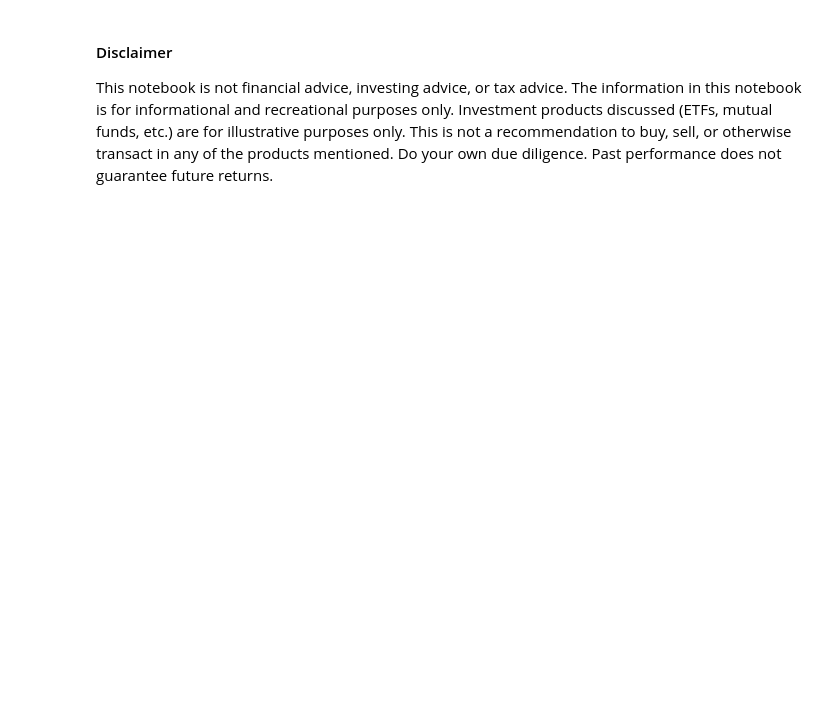
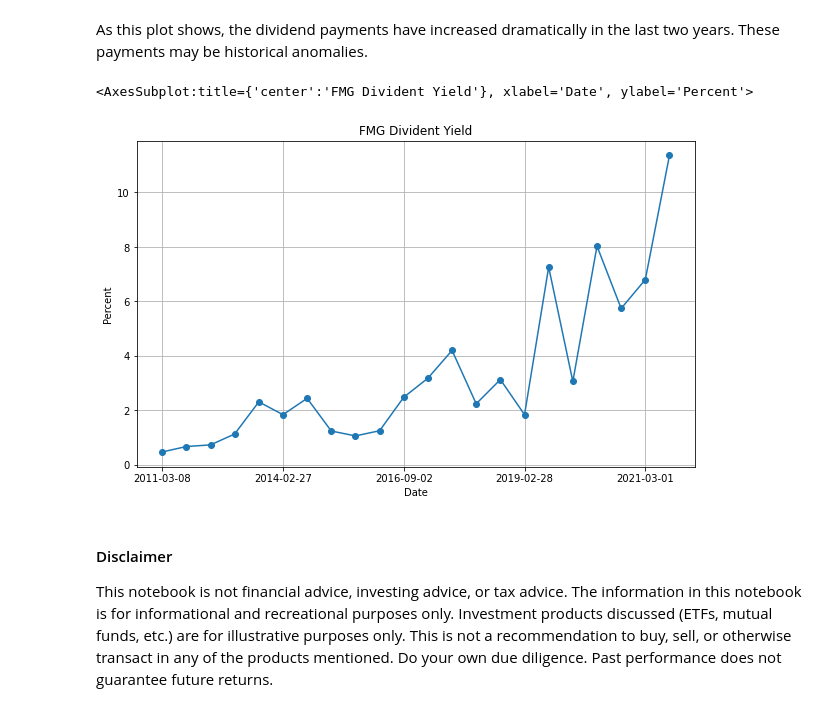
Before and after one commit to IanLKaplan/all_weather_portfolio, a Jupyter notebook: dividend_portfolio.ipynb, the cells around one changed output. Drawn from its saved outputs; the diff is of its cells as text; code cells hidden in the pictures; blank space fills up the shorter version.

Commit message:
Added code to calculate percentages.

```diff
--- a/dividend_portfolio.ipynb
+++ b/dividend_portfolio.ipynb
@@ -527,3 +552,34 @@ end_date: datetime = datetime.today() - timedelta(days=1)
+# %% [markdown]
+<p>
+As this plot shows, the dividend payments have increased dramatically in the last
+two years. These payments may be historical anomalies.
+</p>
+# %%
+fmg_date_series = pd.to_datetime( fmg_dividends.index )
+fmg_dividends.index = fmg_date_series
+
+
+fmg_start = fmg_date_series[0]
+fmg_end = fmg_date_series[ len(fmg_date_series) -1]
+
+data_source = 'yahoo'
+fmg_close_file = "fmg_close"
+fmg_close = get_market_data(file_name=fmg_close_file,
+                            data_col='Close',
+                            symbols=['FMG.AX'],
+                            data_source=data_source,
+                            start_date=fmg_start,
+                            end_date=fmg_end)
+
+dividend_ix = pd.to_datetime(fmg_close.index).isin(fmg_date_series)
+dividend_close = fmg_close[dividend_ix]
+percent = ((fmg_dividends.values / dividend_close.values) * 100.0).round(2).flatten()
+percent_series = pd.Series(percent)
+percent_series.index = dividend_close.index
+percent_series.plot(grid=True, figsize=(10,6), ylabel="Percent", title="FMG Divident Yield", marker='o')
+# %% [output]
+<AxesSubplot:title={'center':'FMG Divident Yield'}, xlabel='Date', ylabel='Percent'>
+[figure, added]
 # %% [markdown]
 <h4>
 Disclaimer
```
Also changed, not shown: parts of 4 cells of this notebook.
